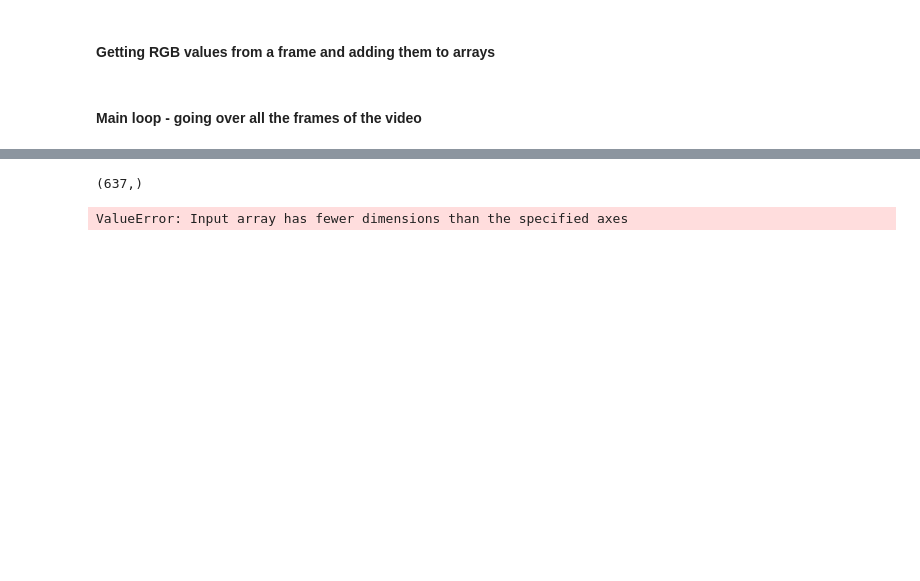
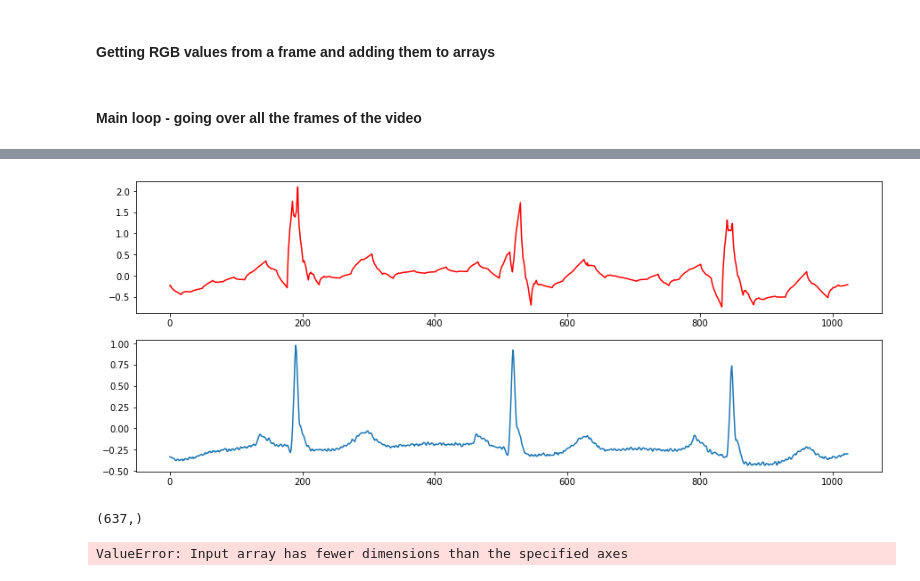
Before and after one commit to eyalgolan/KOIOS, a Jupyter notebook: test_dwt.ipynb, the cells around one changed output, grey strips where cells are left out. Saved outputs shown, nothing was run; the diff lists cells and outputs as text; code cells hidden in the pictures; blank space fills up the shorter version.

```diff
--- a/test_dwt.ipynb
+++ b/test_dwt.ipynb
@@ -26,4 +26,5 @@ dir = "perry-all-2"
 dataset_location = ".." + seperator + "dataset" + seperator + "good_sync" + seperator
 specific_dir = dir
 video_location = dataset_location + specific_dir + seperator + "test1.mp4"
+video_location = './eyal7.mp4'
 # %% [output]
@@ -31,9 +32,9 @@ video_location = dataset_location + specific_dir + seperator + "test1.mp4"
 # %% [markdown]
 ## running evm pre-processing
 # %%
-%run ./evm_preprocessing.ipynb
+# %run ./evm_preprocessing.ipynb
 # video_location = dataset_location + specific_dir + seperator + "out.avi"
-video_location="out2.avi"
+# video_location="out2.avi"
 # %% [markdown]
 #### Detecting the face landmarks and parsing the ROI
 # %%
@@ -185,7 +188,7 @@ def parse_RGB(roi, color_sig):
 # %% [markdown]
 #### Main loop - going over all the frames of the video
 # %%
-color_sig = []
+color_sig = [[]]
 heart_rates = []
 good_frame_number = 0
 total_frame_number = 0
@@ -311,49 +309,72 @@ from sklearn.preprocessing import StandardScaler
 from skimage.restoration import denoise_wavelet
 from matplotlib import pyplot as plt
 import numpy as np
-import scipy
+import scipy,itertools
+from skimage.restoration import denoise_wavelet
 
-def multivariate_Video_Signal(signal):
+def eigenvalue_decomposition(mat):
+        """ return (diagonal,orthogonal matrix)
+        """
+        """
+        """
+        # eigen_vals, eigen_vectors
+        eigen_vals, eigen_vectors = np.linalg.eigh(mat)
+        d = np.diag(eigen_vals)
+        return d,eigen_vectors
+
+def cartesian_product(xi,v):
+    cartez_prod = list(itertools.product(xi,v))
+    return np.asarray(cartez_prod).T
+
+def multivariate_video_signal(signal):
     """
     Algorithm 1
     :param signal: is a 2D signal. One dimension the signal from the forehead, and second is from above the upper lip
     :return: multivariate PPG!
     """
     H, J = 2, 4
-    n = signal.shape[1]
-    dwt_res = [(None, signal)]
-    for i in range(0, J):
-        approx_i, det_i = pywt.dwt(dwt_res[i][1], 'sym2')
-        dwt_res.append((det_i, approx_i))
-    first_details = np.asarray(dwt_res[1][0])
-    noise_matrix = MCD(random_state=0).fit(first_details).covariance_
-    v, diagonal_mat, v_transpose = np.linalg.svd(
-        noise_matrix) # TODO: the decompisition doesnt workd. fix it
+    num_of_sampels = signal.shape[1]
+    wavelet = pywt.Wavelet('sym2')
+    coeff_all = pywt.wavedec(signal, wavelet, level=J)
+    approx_4,det_4,det_3,det_2,det_1 = coeff_all
+    details = [det_1,det_2,det_3,det_4]
+    noise_mat = MCD(random_state=0).fit(details[0].T).covariance_
+    # decomposing noise matrix:
+    d,v = eigenvalue_decomposition(noise_mat) # noise_matrix = v * d *v.T
+    diag_vals = d.diagonal()
     xi_hats = []
-    xi_js = []
-    for j in range(1, J + 1):
-        xi_j = np.dot(dwt_res[1][0], v)
-        xi_js.append(xi_j[0])
+    for j in range(0, J ):
+        xi_j = np.dot(details[j].T,v).T
+#         xi_j = cartesian_product(details[j].T,v)
+        xi_hat_hs = []
         for h in range(0, H):
-            val_h = np.sqrt(2 * diagonal_mat.diagonal() * np.log(n)) # TODO: where h index is counted
-            xi_hat = pywt.threshold(data=xi_j[h], value=val_h)
-            xi_hats.append(xi_hat)
-    phi = None # TODO : should figure out what is that
+            gama_h = np.sqrt(2 * diag_vals[h] * np.log(num_of_sampels))
+            xi_hat_hs.append(pywt.threshold(data=xi_j[h], value=gama_h))
+        xi_hats.append(np.vstack((xi_hat_hs[0],xi_hat_hs[1])))
+    # scaling function basis change:
+    phi = approx_4.T
     pca = PCA()
     phi_norm = StandardScaler().fit_transform(phi) # normalize
     pca.fit(phi_norm)
-    phi_hat = pca.transform(phi_norm)
-    xi_hat = None # TODO : should figure out what is that
-
-    multivariate_ppg = pywt.idwt(phi_hat, xi_hat, 'sym2')
+    phi_hat = pca.transform(phi_norm).T # new scaling function
+    #reconstructing the signal:
+    coeffs = list(reversed(xi_hats))
+    coeffs.insert(0,phi_hat) # coeeffs is in a form of [cA4,cD4,cD3,cD2,cD1]
+    multivariate_ppg = pywt.waverec(coeffs,wavelet) # reconstruction
     return multivariate_ppg
 
 # data that i used to test the algorithm:
-x = pywt.data.ecg().astype(float) / 256
-y = pywt.data.ecg().astype(float) / 256
-sigma = 0.05
-x_noist = x + sigma * np.random.randn(x.size)
-y_noisy = x + 2*sigma * np.random.randn(y.size)
-combined = np.vstack((x_noist, y_noisy)) # making 2d array
-multivariate_Video_Signal(combined)
+# x = pywt.data.ecg().astype(float) / 256
+# y = pywt.data.ecg().astype(float) / 256
+# sigma = 0.05
+# x_noisy = x + sigma * np.random.randn(x.size)
+# y_noisy = x + 2*sigma * np.random.randn(y.size)
+# combined = np.vstack((x_noisy, y_noisy)) # making 2d array
+ppg_hat = multivariate_video_signal(color_sig)
+plt.figure(figsize=(15,6))
+plt.subplot(2,1,1)
+plt.plot(ppg_hat[0],"red")
+plt.subplot(2,1,2)
+
+# plt.plot(ppg_hat,color = 'red')
 # %% [output]
@@ -361,3 +383,4 @@ ValueError: diag requires an array of at least two dimensions
+[figure, added]
 # %%
 # Peaks detection + write to csv the times
 # %% [output]
```
Also changed, not shown: parts of 7 cells of this notebook.
